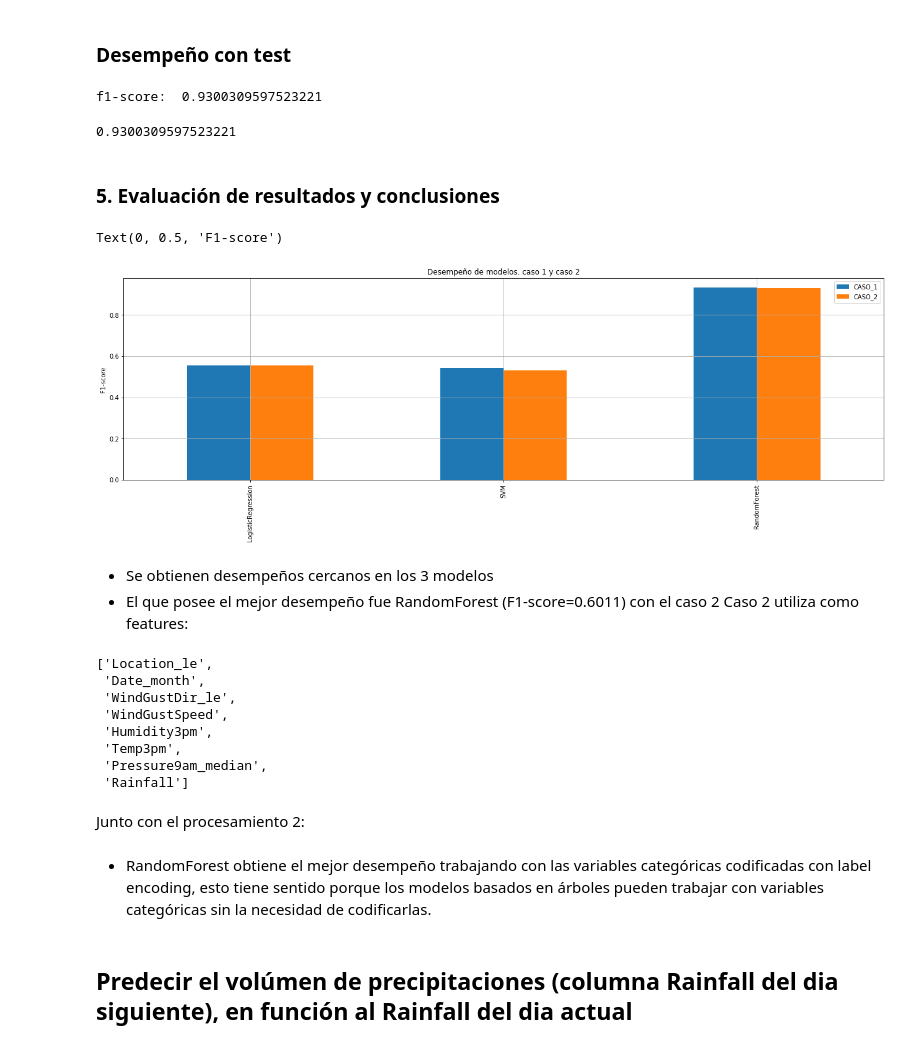
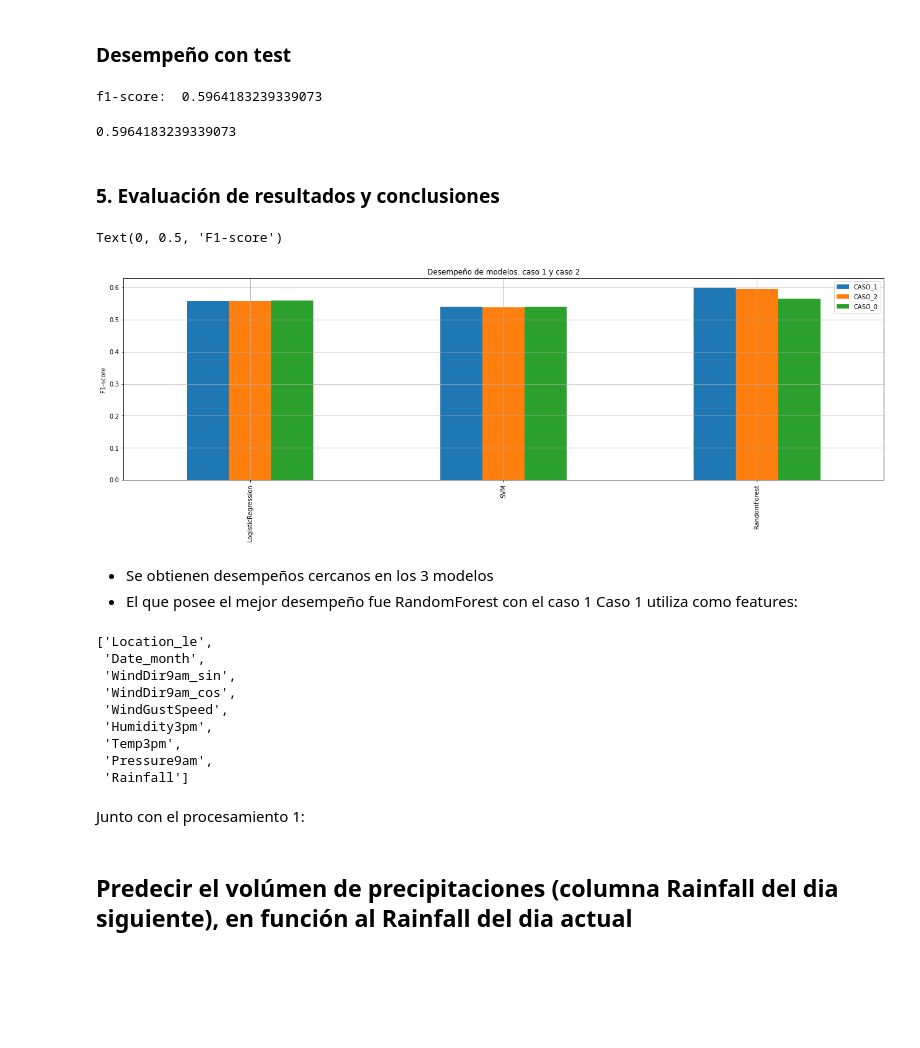
Before and after one commit to freddy120/ad_ceia, a Jupyter notebook: notebooks/tpintegrador/TP Integrador Análisis de datos.ipynb, the cells around one changed output. Saved outputs shown, nothing was run; the diff lists cells and outputs as text; code cells hidden in the pictures; blank space fills up the shorter version.

```diff
--- a/notebooks/tpintegrador/TP Integrador Análisis de datos.ipynb
+++ b/notebooks/tpintegrador/TP Integrador Análisis de datos.ipynb
@@ -1315,5 +1480,5 @@ F1-score: 0.5564983443708609
 # %%
 # result F1-score  validation, test
-lreg_result_c2 = 0.5564983443708609
+lreg_result_c2 = 0.5582160106874936
 lreg_result_c2
 # %% [output]
@@ -1336,5 +1499,5 @@ f1-score:  0.5342502696871628
 # %%
 # result F1-score  validation, test
-svm_result_c2 = 0.5309272747037721
+svm_result_c2 = 0.5387183629509962
 svm_result_c2
 # %% [output]
@@ -1344,56 +1507,56 @@ svm_result_c2
 # %% [markdown]
 ### Desempeño con test
 # %%
-X_train_scaled = scaler.transform(X_train.values)
-
 forest = RandomForestClassifier(max_depth=None, n_estimators=300, max_features=None, oob_score=True)
 forest.fit(X_train_scaled, y_train.values.ravel())
 
-X_test_scaled = scaler.transform(X_test_p1.values)
 y_test_predict = forest.predict(X_test_scaled)
 print('f1-score: ', f1_score(y_test_p1.values.ravel(), y_test_predict.ravel(), average='binary'))
 # %% [output]
-f1-score:  0.9300309597523221
+f1-score:  0.5964183239339073
 # %%
-forest_result_c2 = 0.9300309597523221
-#forest_result_c2 = 0.6011364769215432
+forest_result_c2 = 0.5964183239339073
 forest_result_c2
 # %% [output]
-0.9300309597523221
+0.5964183239339073
 # %% [markdown]
 ### 5. Evaluación de resultados y conclusiones
 # %%
 results = {'LogisticRegression': {}, 'SVM': {}, 'RandomForest': {}}
 results['LogisticRegression']['CASO_1'] = lreg_result_c1
 results['LogisticRegression']['CASO_2'] = lreg_result_c2
+results['LogisticRegression']['CASO_0'] = lreg_result_c0
 results['SVM']['CASO_1'] = svm_result_c1
 results['SVM']['CASO_2'] = svm_result_c2
+results['SVM']['CASO_0'] = svm_result_c0
 results['RandomForest']['CASO_1'] = forest_result_c1
 results['RandomForest']['CASO_2'] = forest_result_c2
+results['RandomForest']['CASO_0'] = forest_result_c0
 # %%
 df_results = pd.DataFrame(results)
 # %%
-axes = df_results.T.plot.bar(title="Desempeño de modelos. caso 1 y caso 2", figsize=(22,6))
+axes = df_results.T.plot.bar(title="Desempeño de modelos", figsize=(22,6))
 axes.grid('both')
 axes.set_ylabel('F1-score')
 # %% [output]
 Text(0, 0.5, 'F1-score')
-[figure, old version]
+[figure, new version]
 # %% [markdown]
 * Se obtienen desempeños cercanos en los 3 modelos
-* El que posee el mejor desempeño fue RandomForest (F1-score=0.6011) con el caso 2
-Caso 2 utiliza como features:
+* El que posee el mejor desempeño fue RandomForest con el caso 1
+Caso 1 utiliza como features:
 # %%
-['Location_le', 'Date_month', 'WindGustDir_le', 'WindGustSpeed', 'Humidity3pm', 'Temp3pm', 'Pressure9am_median', 'Rainfall']
+['Location_le', 'Date_month', 'WindDir9am_sin', 'WindDir9am_cos', 'WindGustSpeed', 'Humidity3pm', 'Temp3pm', 'Pressure9am', 'Rainfall']
 # %% [output]
 ['Location_le',
  'Date_month',
- 'WindGustDir_le',
+ 'WindDir9am_sin',
+ 'WindDir9am_cos',
  'WindGustSpeed',
  'Humidity3pm',
  'Temp3pm',
- 'Pressure9am_median',
+ 'Pressure9am',
  'Rainfall']
 # %% [markdown]
-Junto con el procesamiento 2:
+Junto con el procesamiento 1:
 # %%
@@ -1407,5 +1571,3 @@ Junto con el procesamiento 2:
-# %% [markdown]
-* RandomForest obtiene el mejor desempeño trabajando con las variables categóricas codificadas con label encoding, esto tiene sentido porque los modelos basados en árboles pueden trabajar con variables categóricas sin la necesidad de codificarlas.
 # %% [markdown]
 ## Predecir el volúmen de precipitaciones (columna Rainfall del dia siguiente), en función al Rainfall del dia actual
 # %% [markdown]
```
Also changed, not shown: parts of 130 cells of this notebook.
